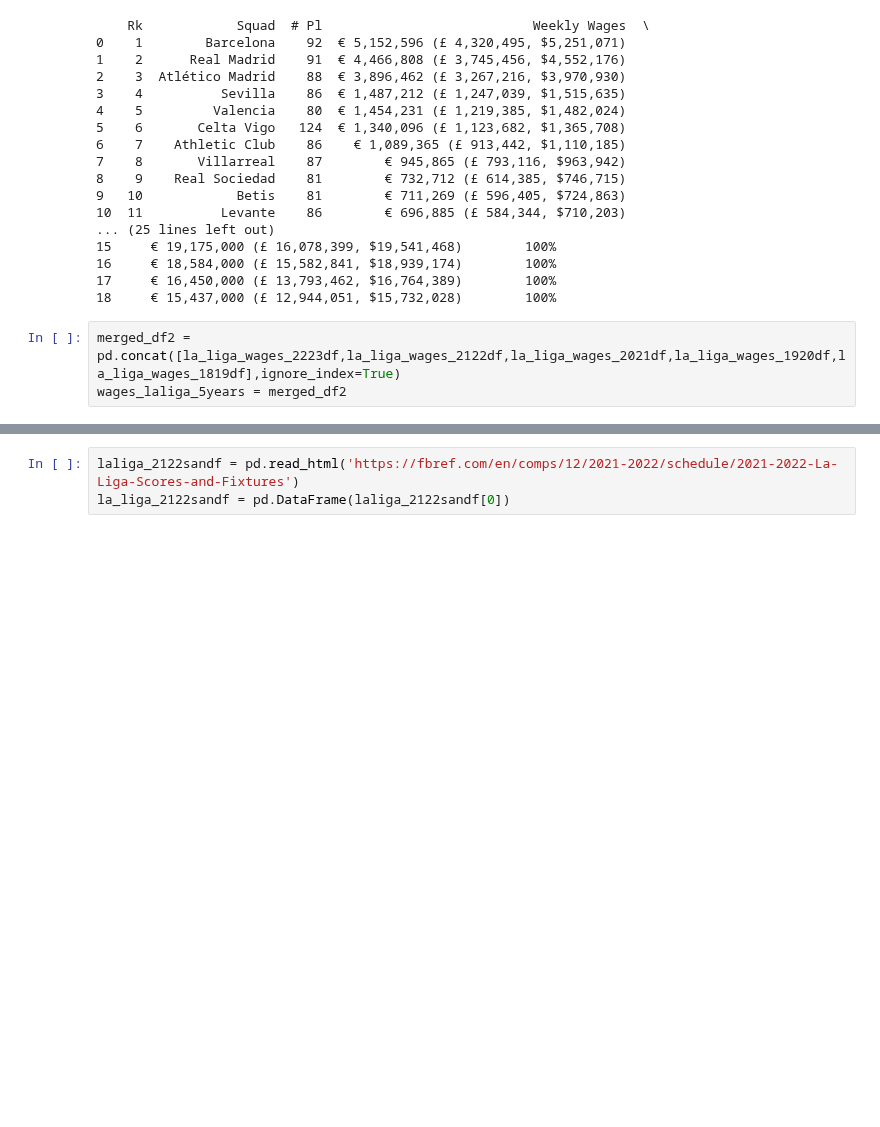
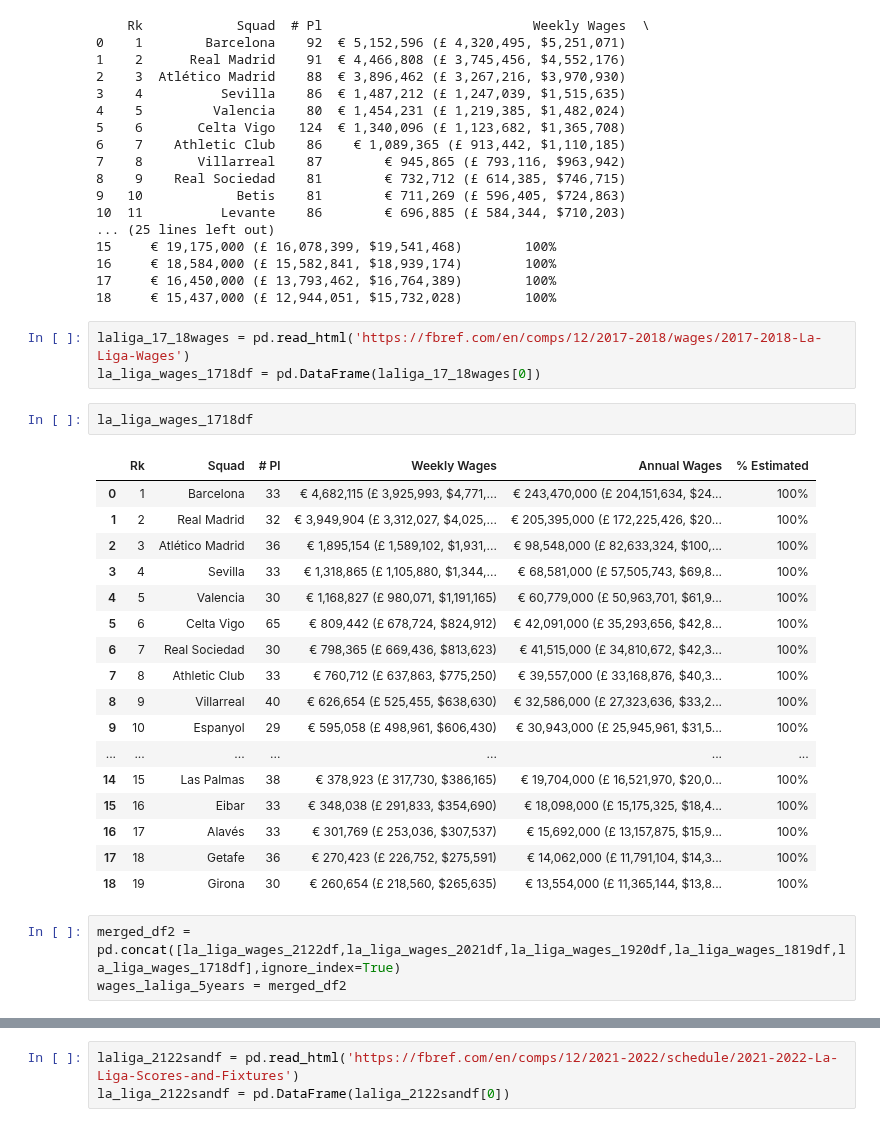
Before and after one commit to GurpreetChugh/Project-Football, a Jupyter notebook: Project 1 La Liga.ipynb, the cells around one changed output, grey strips where cells are left out. Cells and saved outputs as stored; diff of their text form; blank space fills up the shorter version.

```diff
--- a/Project 1 La Liga.ipynb
+++ b/Project 1 La Liga.ipynb
@@ -204,8 +181,31 @@ print(la_liga_wages_1819df)
 16     € 18,584,000 (£ 15,582,841, $18,939,174)        100%
 17     € 16,450,000 (£ 13,793,462, $16,764,389)        100%
 18     € 15,437,000 (£ 12,944,051, $15,732,028)        100%
+# %%
+laliga_17_18wages = pd.read_html('https://fbref.com/en/comps/12/2017-2018/wages/2017-2018-La-Liga-Wages')
+la_liga_wages_1718df = pd.DataFrame(laliga_17_18wages[0])
+# %%
+la_liga_wages_1718df
+# %% [output]
+|  | Rk | Squad | # Pl | Weekly Wages | Annual Wages | % Estimated |
+| 0 | 1 | Barcelona | 33 | € 4,682,115 (£ 3,925,993, $4,771,... | € 243,470,000 (£ 204,151,634, $24... | 100% |
+| 1 | 2 | Real Madrid | 32 | € 3,949,904 (£ 3,312,027, $4,025,... | € 205,395,000 (£ 172,225,426, $20... | 100% |
+| 2 | 3 | Atlético Madrid | 36 | € 1,895,154 (£ 1,589,102, $1,931,... | € 98,548,000 (£ 82,633,324, $100,... | 100% |
+| 3 | 4 | Sevilla | 33 | € 1,318,865 (£ 1,105,880, $1,344,... | € 68,581,000 (£ 57,505,743, $69,8... | 100% |
+| 4 | 5 | Valencia | 30 | € 1,168,827 (£ 980,071, $1,191,165) | € 60,779,000 (£ 50,963,701, $61,9... | 100% |
+| 5 | 6 | Celta Vigo | 65 | € 809,442 (£ 678,724, $824,912) | € 42,091,000 (£ 35,293,656, $42,8... | 100% |
+| 6 | 7 | Real Sociedad | 30 | € 798,365 (£ 669,436, $813,623) | € 41,515,000 (£ 34,810,672, $42,3... | 100% |
+| 7 | 8 | Athletic Club | 33 | € 760,712 (£ 637,863, $775,250) | € 39,557,000 (£ 33,168,876, $40,3... | 100% |
+| 8 | 9 | Villarreal | 40 | € 626,654 (£ 525,455, $638,630) | € 32,586,000 (£ 27,323,636, $33,2... | 100% |
+| 9 | 10 | Espanyol | 29 | € 595,058 (£ 498,961, $606,430) | € 30,943,000 (£ 25,945,961, $31,5... | 100% |
+| ... | ... | ... | ... | ... | ... | ... |
+| 14 | 15 | Las Palmas | 38 | € 378,923 (£ 317,730, $386,165) | € 19,704,000 (£ 16,521,970, $20,0... | 100% |
+| 15 | 16 | Eibar | 33 | € 348,038 (£ 291,833, $354,690) | € 18,098,000 (£ 15,175,325, $18,4... | 100% |
+| 16 | 17 | Alavés | 33 | € 301,769 (£ 253,036, $307,537) | € 15,692,000 (£ 13,157,875, $15,9... | 100% |
+| 17 | 18 | Getafe | 36 | € 270,423 (£ 226,752, $275,591) | € 14,062,000 (£ 11,791,104, $14,3... | 100% |
+| 18 | 19 | Girona | 30 | € 260,654 (£ 218,560, $265,635) | € 13,554,000 (£ 11,365,144, $13,8... | 100% |
 # %%
-merged_df2 = pd.concat([la_liga_wages_2223df,la_liga_wages_2122df,la_liga_wages_2021df,la_liga_wages_1920df,la_liga_wages_1819df],ignore_index=True)
+merged_df2 = pd.concat([la_liga_wages_2122df,la_liga_wages_2021df,la_liga_wages_1920df,la_liga_wages_1819df,la_liga_wages_1718df],ignore_index=True)
 wages_laliga_5years = merged_df2
 # %%
 wages_laliga_5years
```
Also changed, not shown: parts of 15 cells of this notebook.
